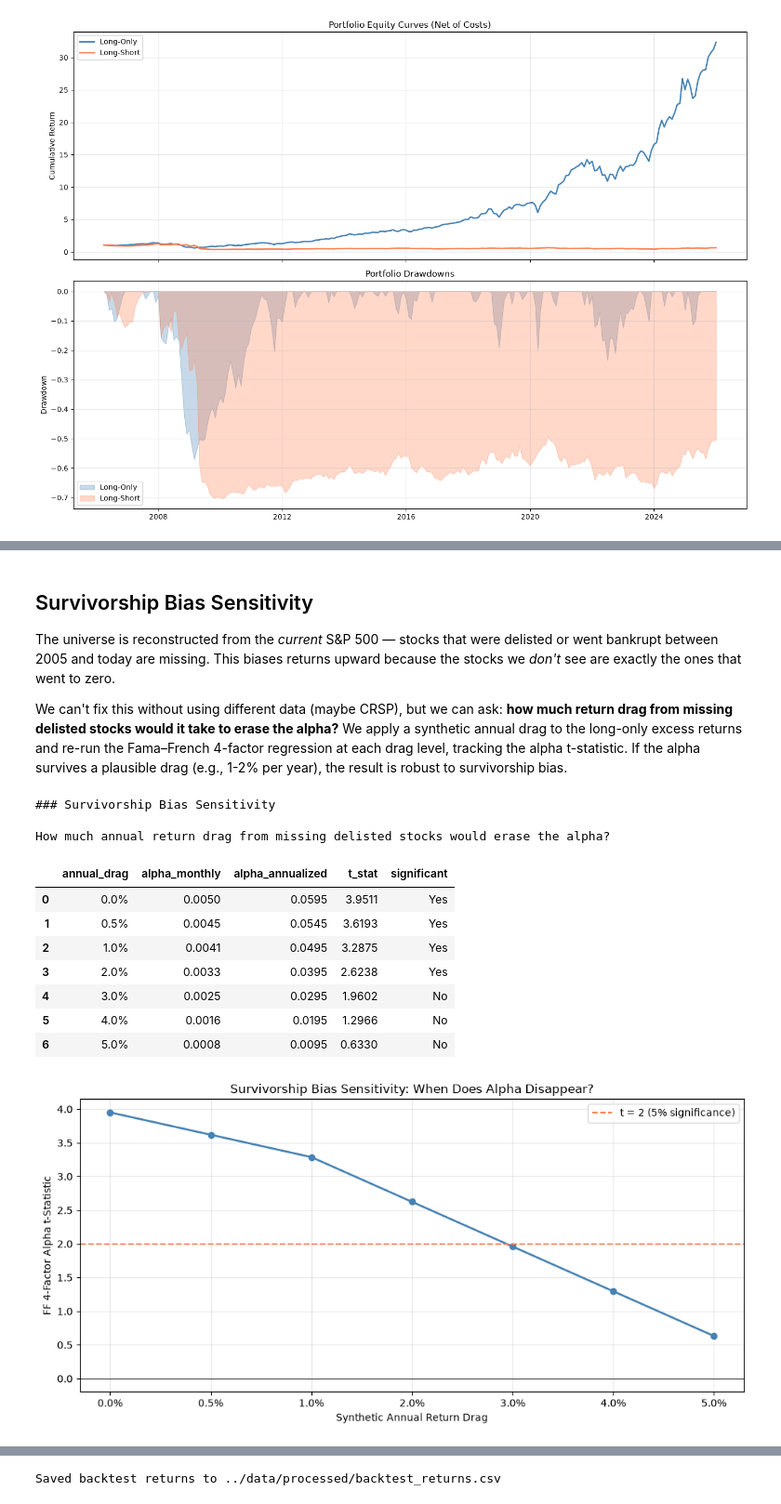
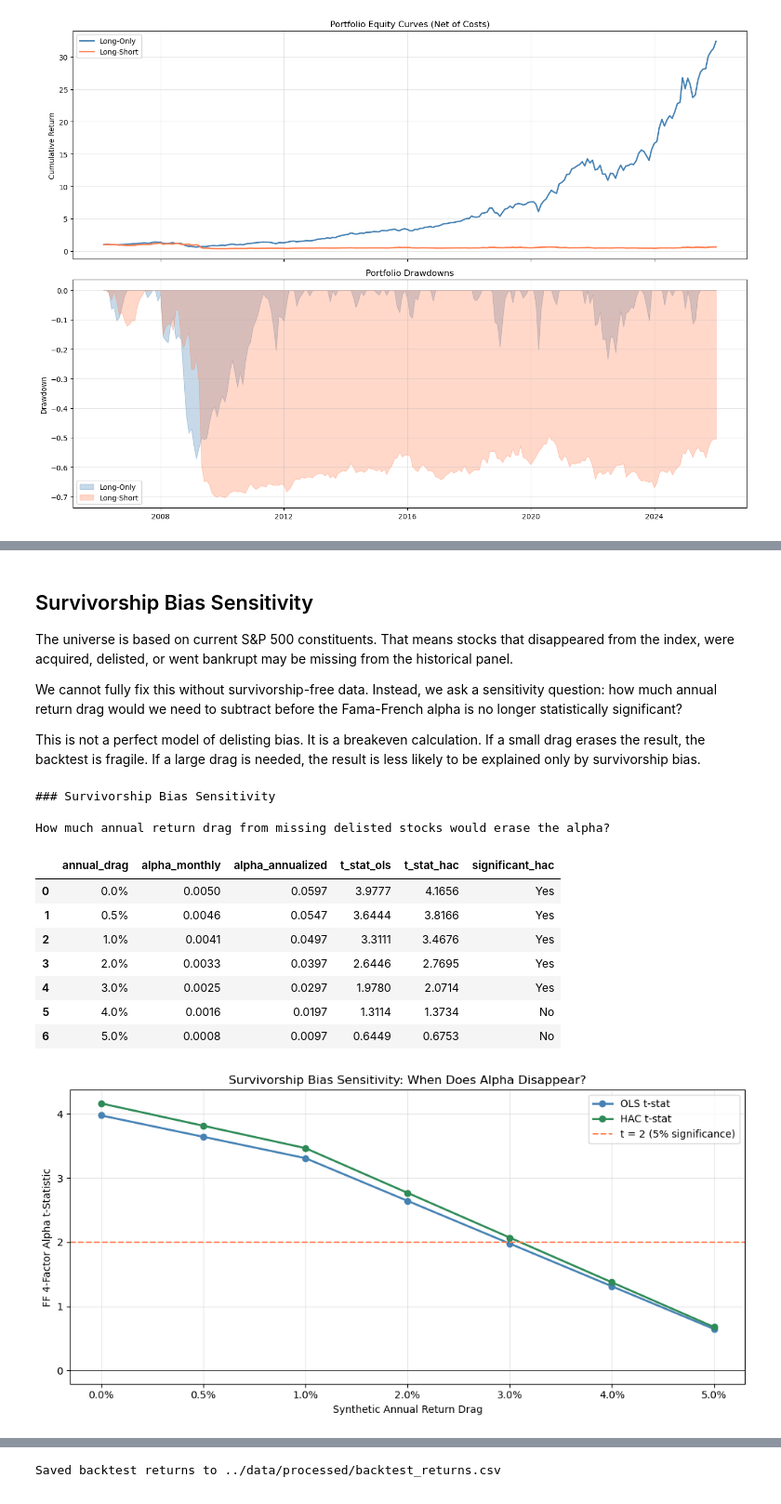
Before and after one commit to psark007/Factor-Risk-Decomposition, a Jupyter notebook: notebooks/04_backtest_and_performance.ipynb, the cells around one changed output, grey strips where cells are left out. Shown at 93% size. Drawn from its saved outputs; the diff is of its cells as text; code cells hidden in the pictures.

```diff
--- a/notebooks/04_backtest_and_performance.ipynb
+++ b/notebooks/04_backtest_and_performance.ipynb
@@ -485,13 +452,14 @@ Compute performance metrics
 """
 def performance_metrics(returns, freq=12, rf=0):
     """Compute standard performance metrics."""
+    returns = returns.dropna()
     excess = returns - rf
     ann_return = returns.mean() * freq
     ann_vol = returns.std() * np.sqrt(freq)
     sharpe = ann_return / ann_vol if ann_vol > 0 else np.nan
 
-    downside = returns[returns < 0]
-    downside_vol = downside.std() * np.sqrt(freq) if len(downside) > 0 else np.nan
+    downside = np.minimum(excess, 0.0)
+    downside_vol = np.sqrt(np.mean(downside ** 2)) * np.sqrt(freq) if len(downside) > 0 else np.nan
     sortino = ann_return / downside_vol if downside_vol and downside_vol > 0 else np.nan
 
     cum = (1 + returns).cumprod()
@@ -750,9 +835,11 @@ SUMMARY: Long-only alpha is positive and significant.
 # %% [markdown]
 ## Survivorship Bias Sensitivity
 
-The universe is reconstructed from the *current* S&P 500 — stocks that were delisted or went bankrupt between 2005 and today are missing. This biases returns upward because the stocks we *don't* see are exactly the ones that went to zero.
+The universe is based on current S&P 500 constituents. That means stocks that disappeared from the index, were acquired, delisted, or went bankrupt may be missing from the historical panel.
 
-We can't fix this without using different data (maybe CRSP), but we can ask: **how much return drag from missing delisted stocks would it take to erase the alpha?** We apply a synthetic annual drag to the long-only excess returns and re-run the Fama–French 4-factor regression at each drag level, tracking the alpha t-statistic. If the alpha survives a plausible drag (e.g., 1-2% per year), the result is robust to survivorship bias.
+We cannot fully fix this without survivorship-free data. Instead, we ask a sensitivity question: how much annual return drag would we need to subtract before the Fama-French alpha is no longer statistically significant?
+
+This is not a perfect model of delisting bias. It is a breakeven calculation. If a small drag erases the result, the backtest is fragile. If a large drag is needed, the result is less likely to be explained only by survivorship bias.
 # %%
 """
 ==================================
@@ -777,45 +864,48 @@ X_factors = sm.add_constant(df_reg[['Mkt-RF', 'SMB', 'HML', 'Mom']])
 
 for drag in drags:
     y_adj = df_reg['long_excess'] - drag / 12  # monthly drag on excess returns
-    model = sm.OLS(y_adj.values, X_factors.values).fit()
-    alpha_m = model.params[0]
-    alpha_t = model.tvalues[0]
+    model = sm.OLS(y_adj, X_factors).fit()
+    model_hac = sm.OLS(y_adj, X_factors).fit(cov_type='HAC', cov_kwds={'maxlags': HAC_LAGS})
+    alpha_m = model.params['const']
+    alpha_t = model.tvalues['const']
     sensitivity.append({
         'annual_drag': f'{drag*100:.1f}%',
         'alpha_monthly': alpha_m,
         'alpha_annualized': alpha_m * 12,
-        't_stat': alpha_t,
-        'significant': 'Yes' if abs(alpha_t) > 2 else 'No'
+        't_stat_ols': alpha_t,
+        't_stat_hac': model_hac.tvalues['const'],
+        'significant_hac': 'Yes' if abs(model_hac.tvalues['const']) > 2 else 'No'
     })
 
 df_sens = pd.DataFrame(sensitivity)
 print("### Survivorship Bias Sensitivity\n")
 print("How much annual return drag from missing delisted stocks would erase the alpha?\n")
 display(df_sens.round(4))
 
 fig, ax = plt.subplots(figsize=(10, 5))
-ax.plot(df_sens['annual_drag'], df_sens['t_stat'], 'o-', color='steelblue', linewidth=2)
+ax.plot(df_sens['annual_drag'], df_sens['t_stat_ols'], 'o-', color='steelblue', linewidth=2, label='OLS t-stat')
+ax.plot(df_sens['annual_drag'], df_sens['t_stat_hac'], 'o-', color='seagreen', linewidth=2, label='HAC t-stat')
 ax.axhline(y=2, color='coral', linestyle='--', label='t = 2 (5% significance)')
 ax.axhline(y=0, color='black', linewidth=0.5)
 ax.set_xlabel('Synthetic Annual Return Drag')
 ax.set_ylabel('FF 4-Factor Alpha t-Statistic')
 ax.set_title('Survivorship Bias Sensitivity: When Does Alpha Disappear?')
 ax.legend()
 ax.grid(alpha=0.3)
 
 plt.tight_layout()
 plt.savefig('../images/04_backtest/survivorship_sensitivity.png', dpi=150, bbox_inches='tight')
 plt.show()
 # %% [output]
 ### Survivorship Bias Sensitivity
 
 How much annual return drag from missing delisted stocks would erase the alpha?
-|  | annual_drag | alpha_monthly | alpha_annualized | t_stat | significant |
-| 0 | 0.0% | 0.0050 | 0.0595 | 3.9511 | Yes |
-| 1 | 0.5% | 0.0045 | 0.0545 | 3.6193 | Yes |
-| 2 | 1.0% | 0.0041 | 0.0495 | 3.2875 | Yes |
-| 3 | 2.0% | 0.0033 | 0.0395 | 2.6238 | Yes |
-| 4 | 3.0% | 0.0025 | 0.0295 | 1.9602 | No |
-| 5 | 4.0% | 0.0016 | 0.0195 | 1.2966 | No |
-| 6 | 5.0% | 0.0008 | 0.0095 | 0.6330 | No |
+|  | annual_drag | alpha_monthly | alpha_annualized | t_stat_ols | t_stat_hac | significant_hac |
+| 0 | 0.0% | 0.0050 | 0.0597 | 3.9777 | 4.1656 | Yes |
+| 1 | 0.5% | 0.0046 | 0.0547 | 3.6444 | 3.8166 | Yes |
+| 2 | 1.0% | 0.0041 | 0.0497 | 3.3111 | 3.4676 | Yes |
+| 3 | 2.0% | 0.0033 | 0.0397 | 2.6446 | 2.7695 | Yes |
+| 4 | 3.0% | 0.0025 | 0.0297 | 1.9780 | 2.0714 | Yes |
+| 5 | 4.0% | 0.0016 | 0.0197 | 1.3114 | 1.3734 | No |
+| 6 | 5.0% | 0.0008 | 0.0097 | 0.6449 | 0.6753 | No |
-[figure, old version]
+[figure, new version]
```
Also changed, not shown: parts of 24 cells of this notebook, 22 other files.
